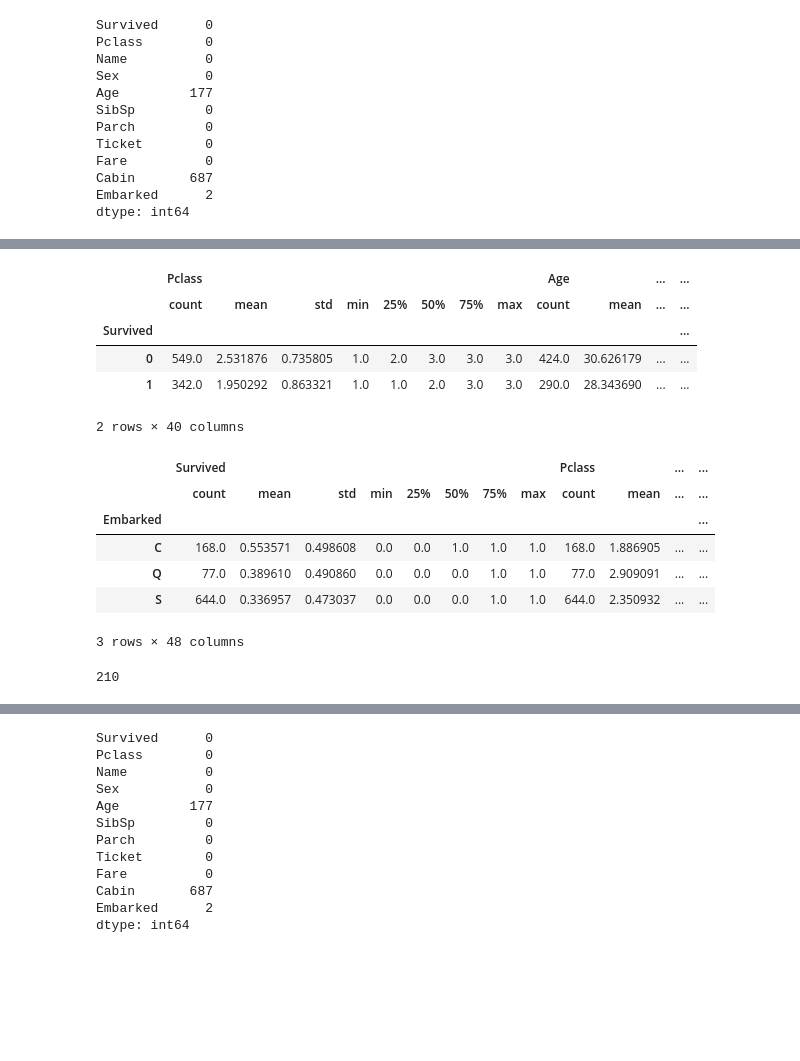
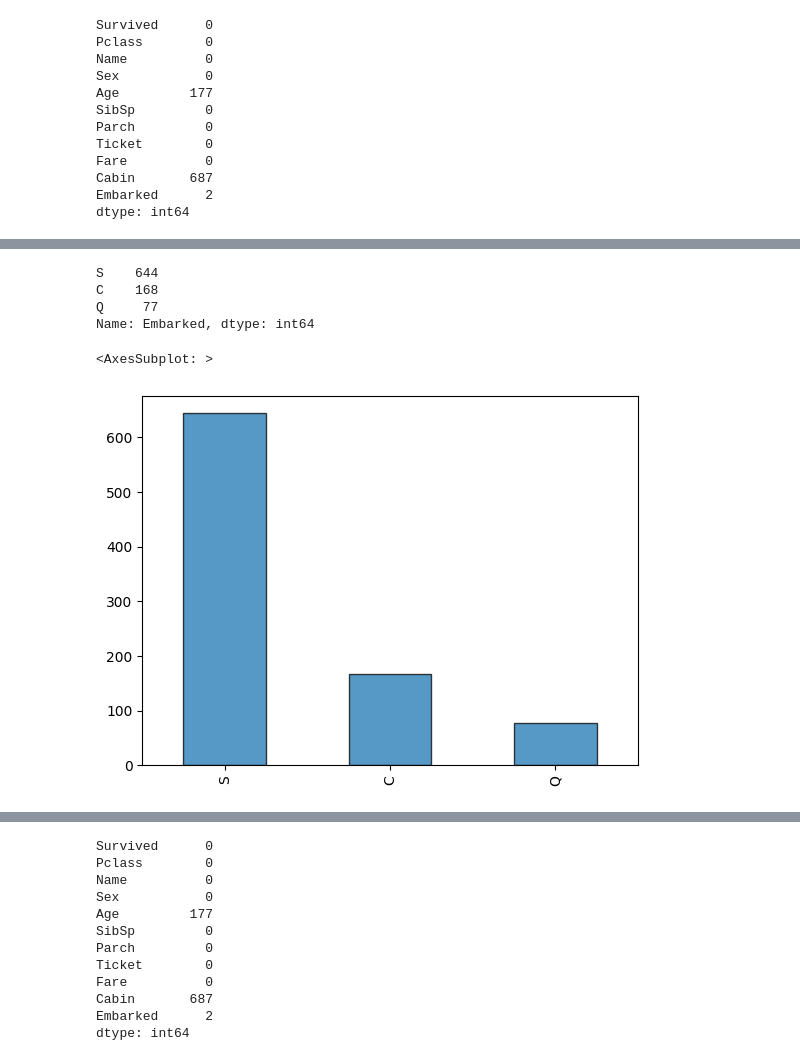
Before and after one commit to SeanMarcusJensen/Exam_DataScience, a Jupyter notebook: Notebook.ipynb, the cells around one changed output, grey strips where cells are left out. Cells and saved outputs as stored; diff of their text form; code cells hidden in the pictures; blank space fills up the shorter version.

```diff
--- a/Notebook.ipynb
+++ b/Notebook.ipynb
@@ -153,23 +121,12 @@ make_histogram(dataframe, variable='Age', binwidth=5)
-# %%
-dataframe.groupby('Survived').describe()
-# %% [output]
-|  | Pclass |  |  |  |  |  |  |  | Age |  | ... | ... |
-|  | count | mean | std | min | 25% | 50% | 75% | max | count | mean | ... | ... |
-| Survived |  |  |  |  |  |  |  |  |  |  |  | ... |
-| 0 | 549.0 | 2.531876 | 0.735805 | 1.0 | 2.0 | 3.0 | 3.0 | 3.0 | 424.0 | 30.626179 | ... | ... |
-| 1 | 342.0 | 1.950292 | 0.863321 | 1.0 | 1.0 | 2.0 | 3.0 | 3.0 | 290.0 | 28.343690 | ... | ... |
-2 rows × 40 columns
 # %%
-dataframe.groupby('Embarked').describe()
+dataframe['Embarked'].value_counts()
 # %% [output]
-|  | Survived |  |  |  |  |  |  |  | Pclass |  | ... | ... |
-|  | count | mean | std | min | 25% | 50% | 75% | max | count | mean | ... | ... |
-| Embarked |  |  |  |  |  |  |  |  |  |  |  | ... |
-| C | 168.0 | 0.553571 | 0.498608 | 0.0 | 0.0 | 1.0 | 1.0 | 1.0 | 168.0 | 1.886905 | ... | ... |
-| Q | 77.0 | 0.389610 | 0.490860 | 0.0 | 0.0 | 0.0 | 1.0 | 1.0 | 77.0 | 2.909091 | ... | ... |
-| S | 644.0 | 0.336957 | 0.473037 | 0.0 | 0.0 | 0.0 | 1.0 | 1.0 | 644.0 | 2.350932 | ... | ... |
-3 rows × 48 columns
+S    644
+C    168
+Q     77
+Name: Embarked, dtype: int64
-# %%
-dataframe['Ticket'].duplicated().sum()
-# %% [output]
-210
+# %%
+dataframe['Embarked'].value_counts().plot(kind='bar', alpha=.75, edgecolor='black')
+# %% [output]
+<AxesSubplot: >
+[figure, added]
```
Also changed, not shown: parts of 10 cells of this notebook, 1 other file.
